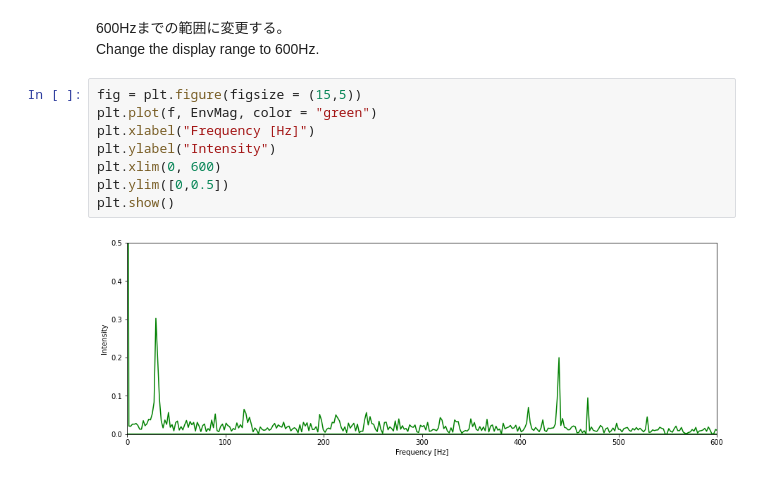
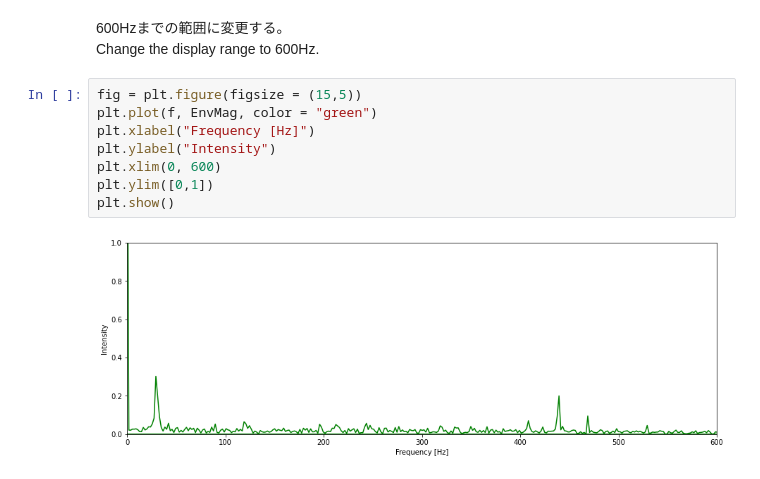
Before and after one commit to ShuheiMimura/Python, a Jupyter notebook: PythonTraining_0002_vibration.ipynb, the cells around one changed output. Cells and saved outputs as stored; diff of their text form.

```diff
--- a/PythonTraining_0002_vibration.ipynb
+++ b/PythonTraining_0002_vibration.ipynb
@@ -200,10 +200,10 @@ Change the display range to 600Hz.
 # %%
 fig = plt.figure(figsize = (15,5))
 plt.plot(f, EnvMag, color = "green")
 plt.xlabel("Frequency [Hz]")
 plt.ylabel("Intensity")
 plt.xlim(0, 600)
-plt.ylim([0,0.5])
+plt.ylim([0,1])
 plt.show()
 # %% [output]
-[figure, old version]
+[figure, new version]
```
